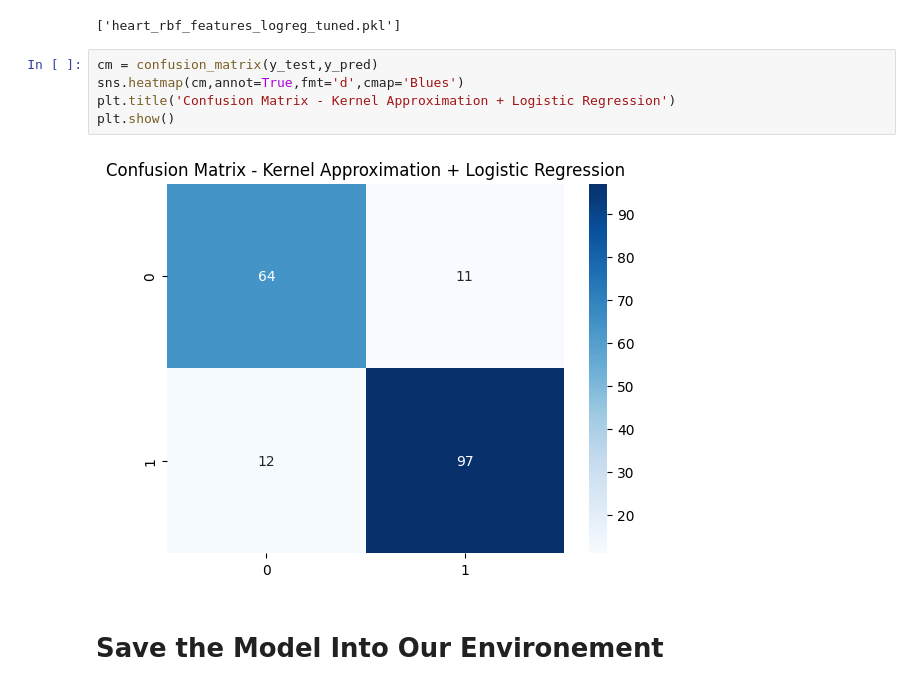
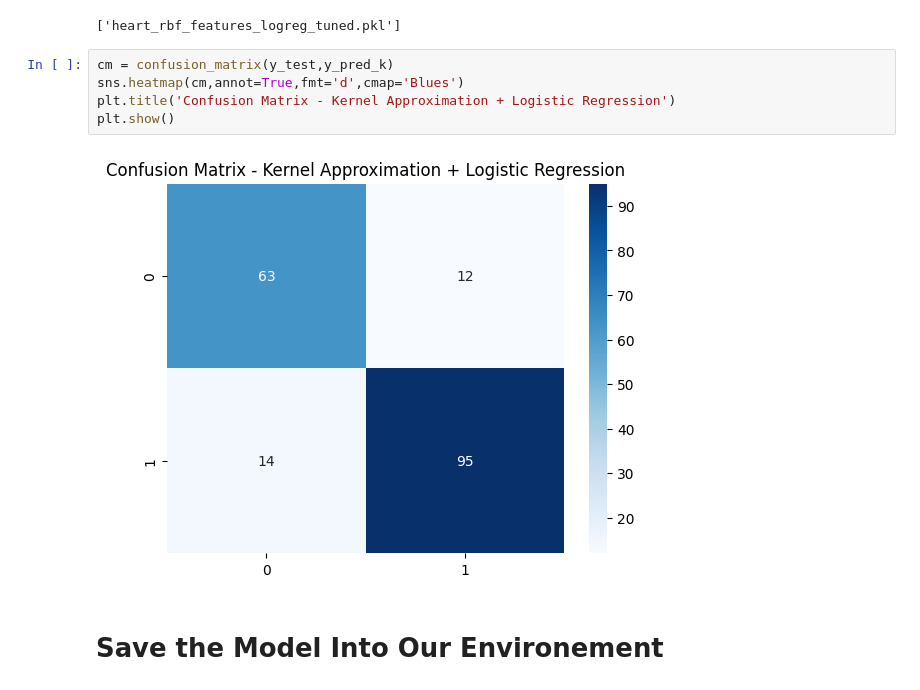
Before and after one commit to StoryWeaversGuild/Heart_Disease_Predictor, a Jupyter notebook: Heart_Disease_Predictor.ipynb, the cells around one changed output. Drawn from its saved outputs; the diff is of its cells as text.

```diff
--- a/Heart_Disease_Predictor.ipynb
+++ b/Heart_Disease_Predictor.ipynb
@@ -338,12 +325,12 @@ Test accuracy (kernel features): 0.8586956521739131
 weighted avg       0.86      0.86      0.86       184
 ['heart_rbf_features_logreg_tuned.pkl']
 # %%
-cm = confusion_matrix(y_test,y_pred)
+cm = confusion_matrix(y_test,y_pred_k)
 sns.heatmap(cm,annot=True,fmt='d',cmap='Blues')
 plt.title('Confusion Matrix - Kernel Approximation + Logistic Regression')
 plt.show()
 # %% [output]
-[figure, old version]
+[figure, new version]
 # %% [markdown]
 # **Save the Model Into Our Environement**
 # %%
```
Also changed, not shown: parts of 6 cells of this notebook.
